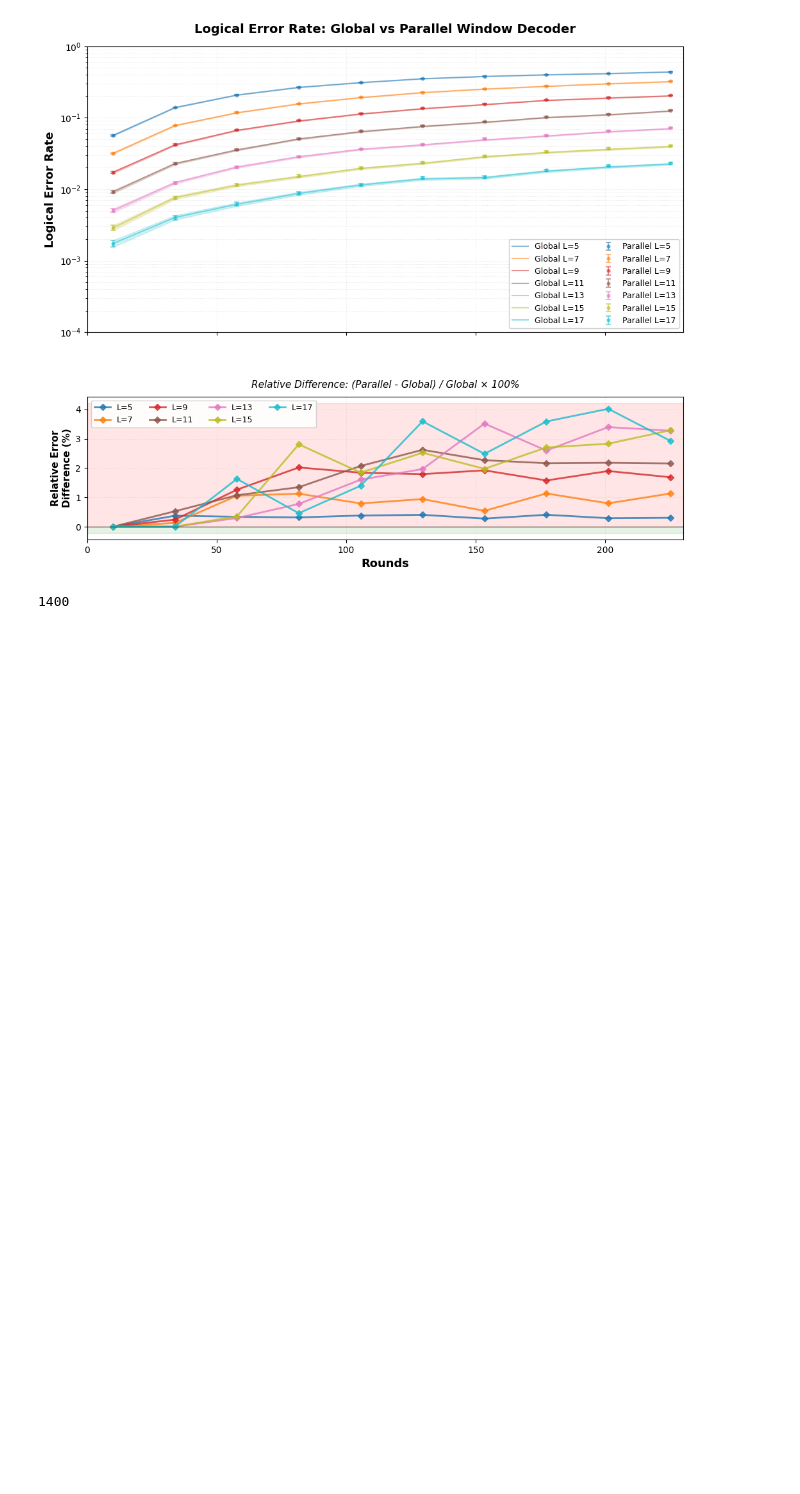
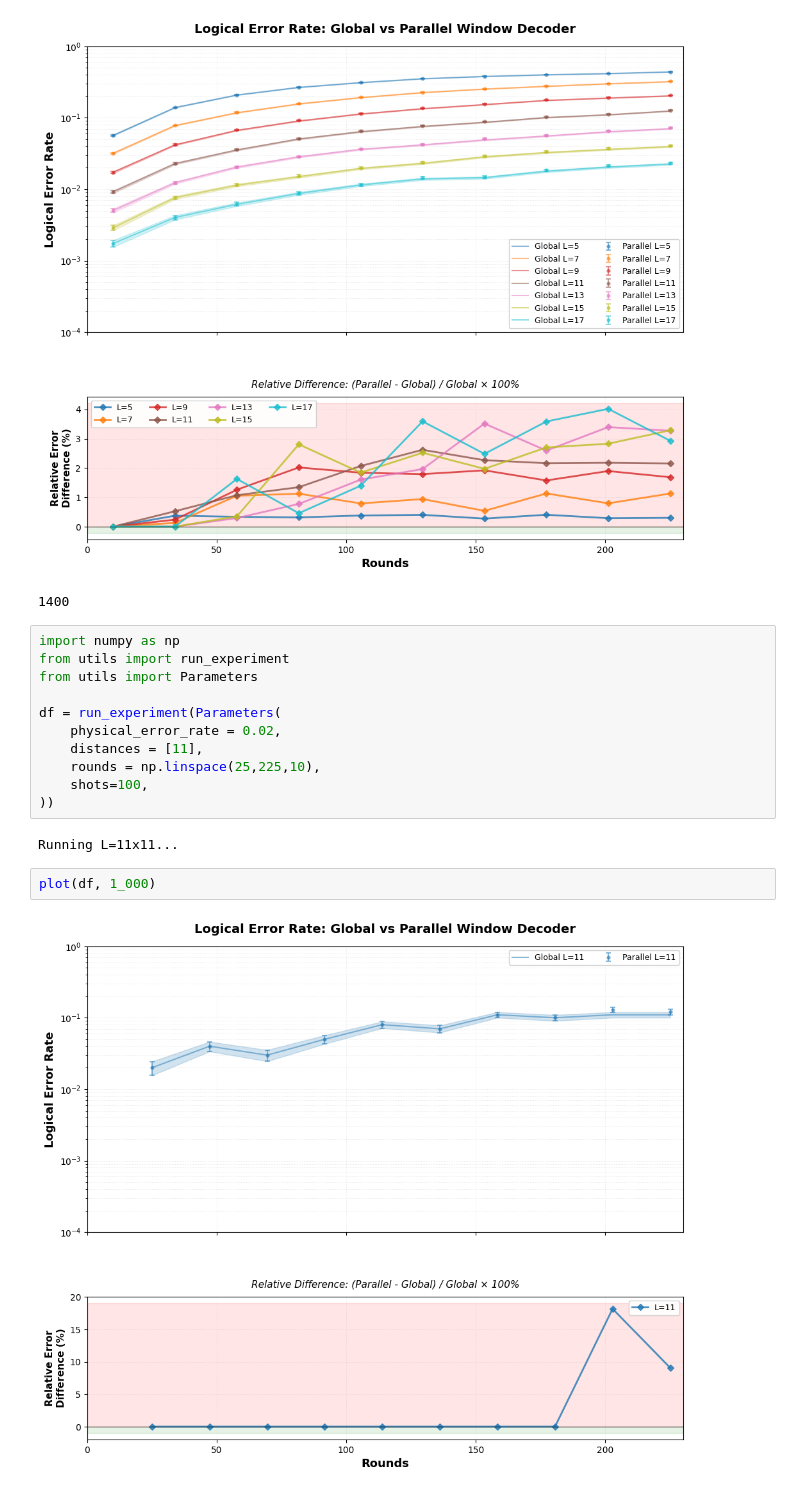
Before and after one commit to cdylpp/parallel_decoder, a Jupyter notebook: src/notebook.ipynb, the cells around one changed output. Saved outputs shown, nothing was run; the diff lists cells and outputs as text; blank space fills up the shorter version.

```diff
--- a/src/notebook.ipynb
+++ b/src/notebook.ipynb
@@ -225,3 +225,20 @@ plot(df, shots2)
 # %%
 # %% [output]
 1400
+# %%
+import numpy as np
+from utils import run_experiment
+from utils import Parameters
+
+df = run_experiment(Parameters(
+    physical_error_rate = 0.02,
+    distances = [11],
+    rounds = np.linspace(25,225,10),
+    shots=100,
+))
+# %% [output]
+Running L=11x11...
+# %%
+plot(df, 1_000)
+# %% [output]
+[figure, added]
```
Also changed, not shown: parts of 4 cells of this notebook.
